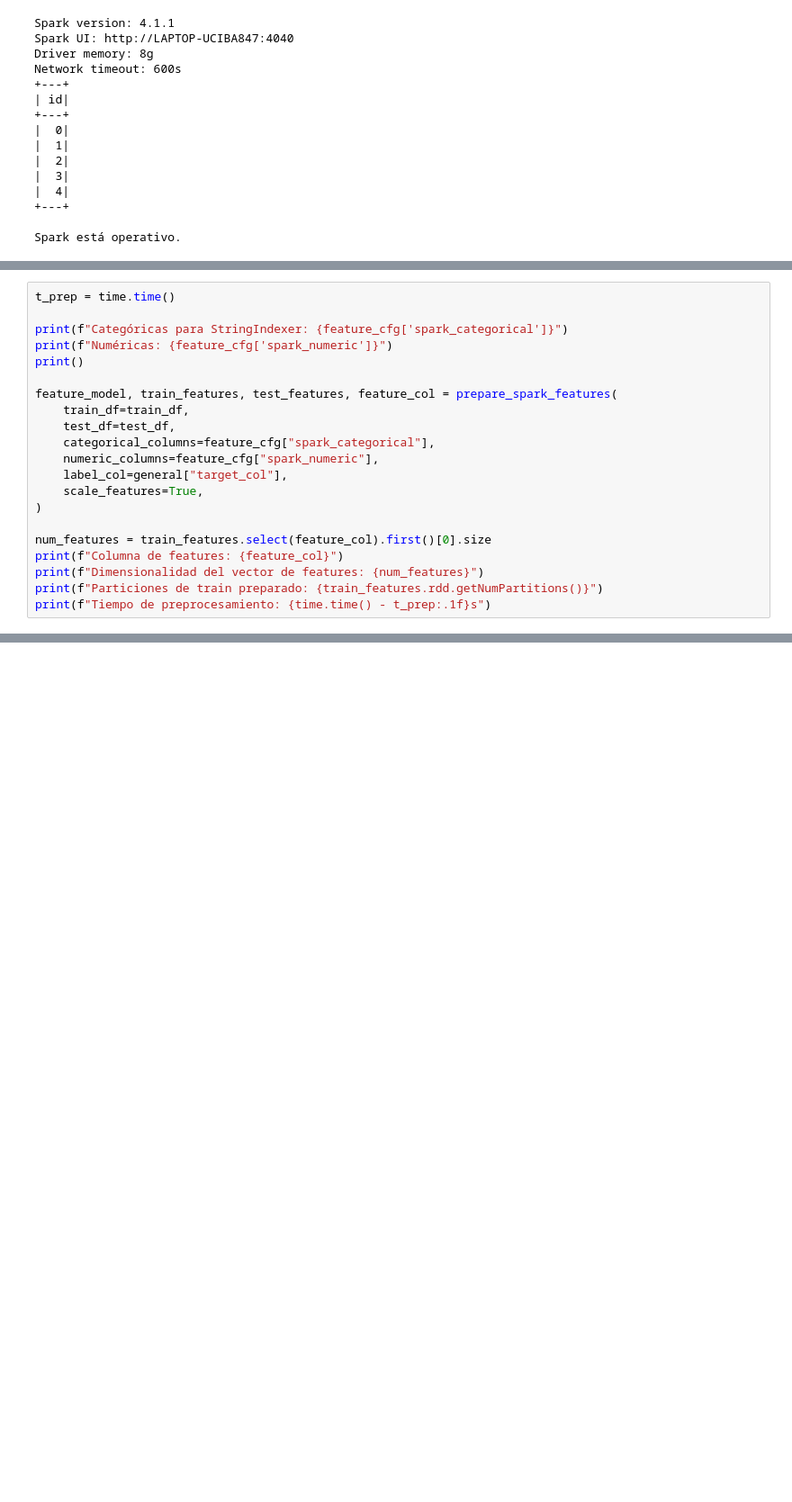
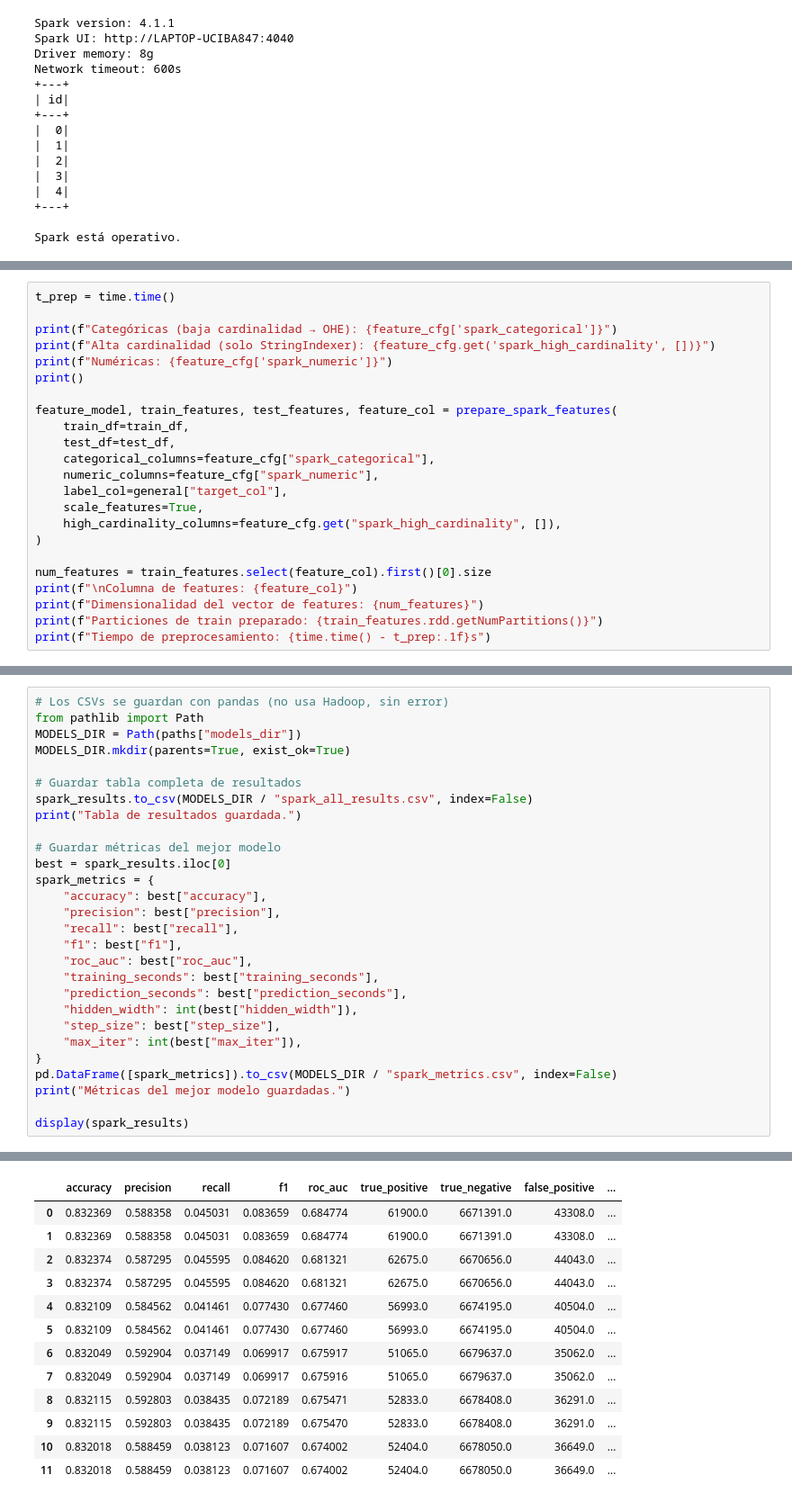
Before and after one commit to Juan2001968/Deep_learning1, a Jupyter notebook: _sources/docs/03_pyspark_mlp_pipeline.ipynb, the cells around one changed output, grey strips where cells are left out. Shown at 90% size. Drawn from its saved outputs; the diff is of its cells as text; blank space fills up the shorter version.

```diff
--- a/_sources/docs/03_pyspark_mlp_pipeline.ipynb
+++ b/_sources/docs/03_pyspark_mlp_pipeline.ipynb
@@ -313,7 +360,8 @@ Dimensionalidad estimada del vector de features: ~25
 # %%
 t_prep = time.time()
 
-print(f"Categóricas para StringIndexer: {feature_cfg['spark_categorical']}")
+print(f"Categóricas (baja cardinalidad → OHE): {feature_cfg['spark_categorical']}")
+print(f"Alta cardinalidad (solo StringIndexer): {feature_cfg.get('spark_high_cardinality', [])}")
 print(f"Numéricas: {feature_cfg['spark_numeric']}")
 print()
 
@@ -324,10 +372,11 @@ feature_model, train_features, test_features, feature_col = prepare_spark_featur
     numeric_columns=feature_cfg["spark_numeric"],
     label_col=general["target_col"],
     scale_features=True,
+    high_cardinality_columns=feature_cfg.get("spark_high_cardinality", []),
 )
 
 num_features = train_features.select(feature_col).first()[0].size
-print(f"Columna de features: {feature_col}")
+print(f"\nColumna de features: {feature_col}")
 print(f"Dimensionalidad del vector de features: {num_features}")
 print(f"Particiones de train preparado: {train_features.rdd.getNumPartitions()}")
 print(f"Tiempo de preprocesamiento: {time.time() - t_prep:.1f}s")
@@ -527,0 +607,29 @@ print("Tabla de resultados guardada.")
+# %%
+# Los CSVs se guardan con pandas (no usa Hadoop, sin error)
+from pathlib import Path
+MODELS_DIR = Path(paths["models_dir"])
+MODELS_DIR.mkdir(parents=True, exist_ok=True)
+
+# Guardar tabla completa de resultados
+spark_results.to_csv(MODELS_DIR / "spark_all_results.csv", index=False)
+print("Tabla de resultados guardada.")
+
+# Guardar métricas del mejor modelo
+best = spark_results.iloc[0]
+spark_metrics = {
+    "accuracy": best["accuracy"],
+    "precision": best["precision"],
+    "recall": best["recall"],
+    "f1": best["f1"],
+    "roc_auc": best["roc_auc"],
+    "training_seconds": best["training_seconds"],
+    "prediction_seconds": best["prediction_seconds"],
+    "hidden_width": int(best["hidden_width"]),
+    "step_size": best["step_size"],
+    "max_iter": int(best["max_iter"]),
+}
+pd.DataFrame([spark_metrics]).to_csv(MODELS_DIR / "spark_metrics.csv", index=False)
+print("Métricas del mejor modelo guardadas.")
+
+display(spark_results)
+# %% [output]
@@ -528,3 +638,16 @@ print("Tabla de resultados guardada.")
+|  | accuracy | precision | recall | f1 | roc_auc | true_positive | true_negative | false_positive | ... |
+| 0 | 0.832369 | 0.588358 | 0.045031 | 0.083659 | 0.684774 | 61900.0 | 6671391.0 | 43308.0 | ... |
+| 1 | 0.832369 | 0.588358 | 0.045031 | 0.083659 | 0.684774 | 61900.0 | 6671391.0 | 43308.0 | ... |
+| 2 | 0.832374 | 0.587295 | 0.045595 | 0.084620 | 0.681321 | 62675.0 | 6670656.0 | 44043.0 | ... |
+| 3 | 0.832374 | 0.587295 | 0.045595 | 0.084620 | 0.681321 | 62675.0 | 6670656.0 | 44043.0 | ... |
+| 4 | 0.832109 | 0.584562 | 0.041461 | 0.077430 | 0.677460 | 56993.0 | 6674195.0 | 40504.0 | ... |
+| 5 | 0.832109 | 0.584562 | 0.041461 | 0.077430 | 0.677460 | 56993.0 | 6674195.0 | 40504.0 | ... |
+| 6 | 0.832049 | 0.592904 | 0.037149 | 0.069917 | 0.675917 | 51065.0 | 6679637.0 | 35062.0 | ... |
+| 7 | 0.832049 | 0.592904 | 0.037149 | 0.069917 | 0.675916 | 51065.0 | 6679637.0 | 35062.0 | ... |
+| 8 | 0.832115 | 0.592803 | 0.038435 | 0.072189 | 0.675471 | 52833.0 | 6678408.0 | 36291.0 | ... |
+| 9 | 0.832115 | 0.592803 | 0.038435 | 0.072189 | 0.675470 | 52833.0 | 6678408.0 | 36291.0 | ... |
+| 10 | 0.832018 | 0.588459 | 0.038123 | 0.071607 | 0.674002 | 52404.0 | 6678050.0 | 36649.0 | ... |
+| 11 | 0.832018 | 0.588459 | 0.038123 | 0.071607 | 0.674002 | 52404.0 | 6678050.0 | 36649.0 | ... |
 # %% [markdown]
 ---
 
```
Also changed, not shown: parts of 25 cells of this notebook, 18 other files.
